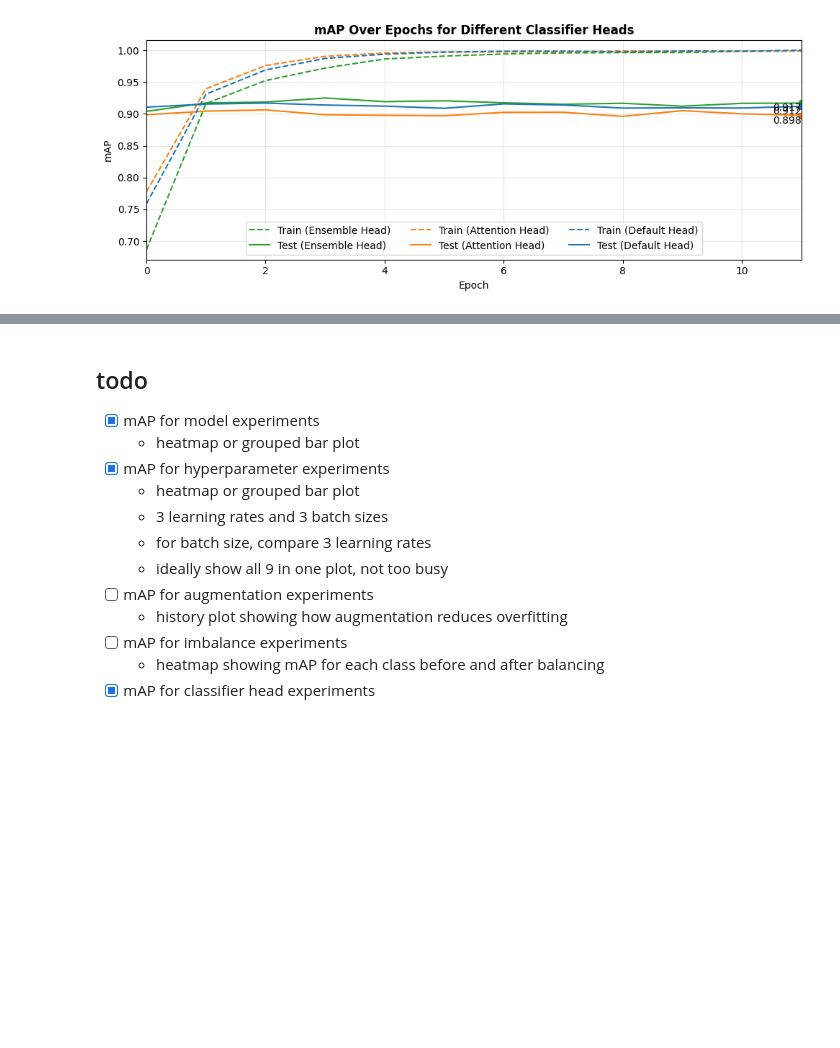
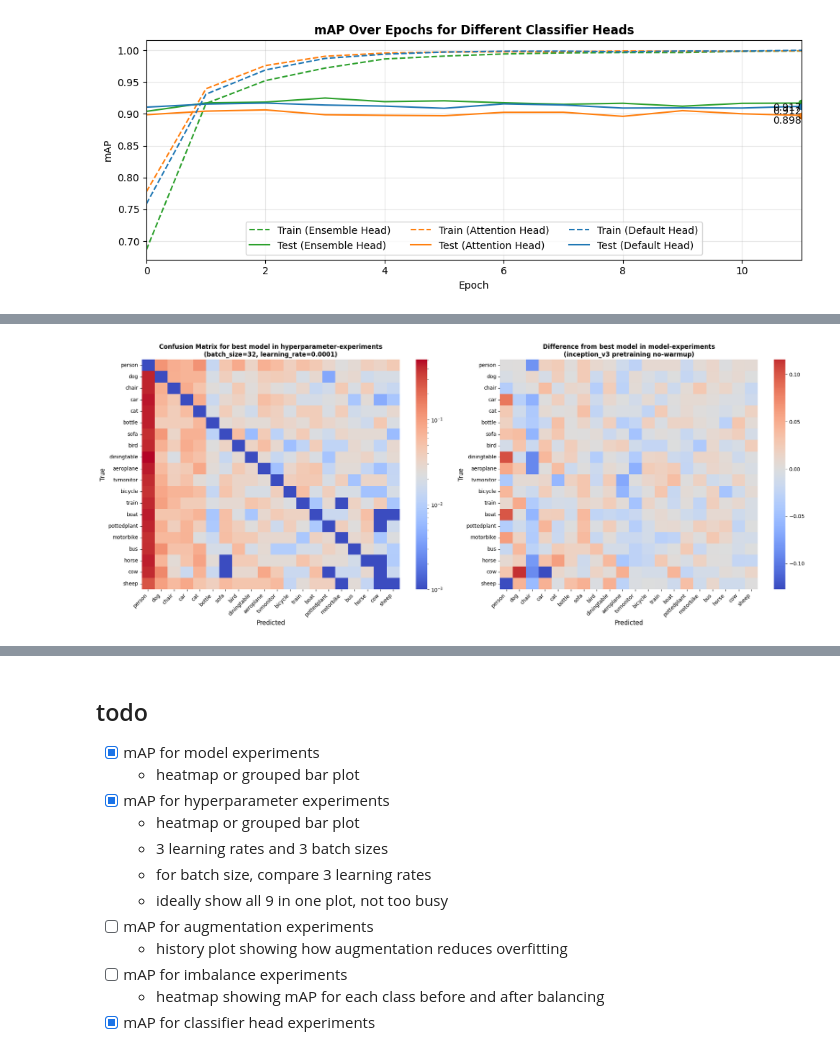
Before and after one commit to ZachParent/mai-object-recognition, a Jupyter notebook: practicals/p1/notes/1.1_results_analysis.ipynb, the cells around one changed output, grey strips where cells are left out. Saved outputs shown, nothing was run; the diff lists cells and outputs as text; code cells hidden in the pictures; blank space fills up the shorter version.

Commit message:
add difference confusion matrices

```diff
--- a/practicals/p1/notes/1.1_results_analysis.ipynb
+++ b/practicals/p1/notes/1.1_results_analysis.ipynb
@@ -259,7 +278,4 @@ plt.show()
 # %% [output]
 [figure]
 [figure]
-# %%
-best_model_id = 18
-predicted_labels_df = predictions[best_model_id]
 # %%
@@ -376,0 +346,7 @@ for idx, confusion_df in enumerate([label_confusion_df_normalized, sorted_label_
+# %%
+# Group by experiment_set and find best model (highest test_map) for each set
+best_models = all_results.groupby('experiment_set')['test_map'].idxmax()
+
+# Convert to dictionary for easy access
+best_model_ids = best_models.to_dict()
+best_model_ids
@@ -376,0 +360,87 @@ for idx, confusion_df in enumerate([label_confusion_df_normalized, sorted_label_
+# %%
+labels_in_order_of_true_positives = sorted(list(VOC_CLASSES.keys()), key=lambda x: true_labels_df[str(VOC_CLASSES[x])].sum(), reverse=True)
+
+# Function to create confusion matrix for a model
+def create_confusion_matrix(true, predicted):
+    num_labels = true.shape[1]
+    label_confusion_matrix = np.zeros((num_labels, num_labels), dtype=int)
+
+    # Populate the confusion matrix
+    for i in range(len(true)):
+        true_labels = np.where(true.iloc[i] == 1)[0]
+        predicted_labels = np.where(predicted.iloc[i] == 1)[0]
+
+        for t in true_labels:
+            if t not in predicted_labels:
+                for p in predicted_labels:
+                    label_confusion_matrix[t, p] += 1
+
+    # Convert to DataFrame
+    confusion_df = pd.DataFrame(label_confusion_matrix,
+                              index=VOC_CLASSES.keys(),
+                              columns=VOC_CLASSES.keys())
+    confusion_df = confusion_df.loc[labels_in_order_of_true_positives, labels_in_order_of_true_positives]
+
+    # Normalize and add small constant to avoid log(0)
+    confusion_df_norm = confusion_df.div(confusion_df.sum(axis=1), axis=0)
+    confusion_df_norm += 0.001
+
+    return confusion_df_norm
+
+# Sort models by experiment ID
+
+comparison_pairs = [('model-experiments', 'hyperparameter-experiments'),
+                    ('hyperparameter-experiments', 'augmentation-experiments'),
+                    ('hyperparameter-experiments', 'imbalance-experiments'),
+                    ('hyperparameter-experiments', 'classifier_head-experiments'),
+                    ('hyperparameter-experiments', 'optimized')]
+
+# Iterate through models in order
+for prev_exp_set, curr_exp_set in comparison_pairs:
+    curr_model_id = best_model_ids[curr_exp_set]
+    prev_model_id = best_model_ids[prev_exp_set]
+    # Get predictions for current and previous model
+    curr_predictions = predictions[curr_model_id].iloc[:, 1:]
+    prev_predictions = predictions[prev_model_id].iloc[:, 1:]
+
+    # Create confusion matrices
+    curr_conf = create_confusion_matrix(true, curr_predictions)
+    prev_conf = create_confusion_matrix(true, prev_predictions)
+
+    # Calculate difference
+    diff_conf = curr_conf - prev_conf
+
+    # Plot side by side
+    fig, (ax1, ax2) = plt.subplots(1, 2, figsize=(20, 8))
+
+    # Current model confusion matrix
+    sns.heatmap(curr_conf,
+                xticklabels=curr_conf.columns,
+                yticklabels=curr_conf.columns,
+                norm=LogNorm(),
+                cmap='coolwarm',
+                ax=ax1)
+    ax1.set_xticklabels(curr_conf.columns, rotation=45, ha='right')
+    ax1.set_title(f'Confusion Matrix for best model in {curr_exp_set}\n({all_results.loc[curr_model_id]["title"]})',
+                    fontsize=12, fontweight='bold')
+    ax1.set_xlabel('Predicted', fontsize=12)
+    ax1.set_ylabel('True', fontsize=12)
+
+    # Difference plot
+    sns.heatmap(diff_conf,
+                xticklabels=diff_conf.columns,
+                yticklabels=diff_conf.columns,
+                center=0,
+                cmap='coolwarm',
+                ax=ax2)
+    ax2.set_xticklabels(diff_conf.columns, rotation=45, ha='right')
+    ax2.set_title(f'Difference from best model in {prev_exp_set}\n({all_results.loc[prev_model_id]["title"]})',
+                    fontsize=12, fontweight='bold')
+    ax2.set_xlabel('Predicted', fontsize=12)
+    ax2.set_ylabel('True', fontsize=12)
+
+    plt.tight_layout()
+    plt.savefig(FIGURES_DIR / f'confusion_matrix_comparison_{curr_exp_set}.png')
+    plt.show()
+# %% [output]
+[figure, added]
```
Also changed, not shown: parts of 5 cells of this notebook, 5 other files.
